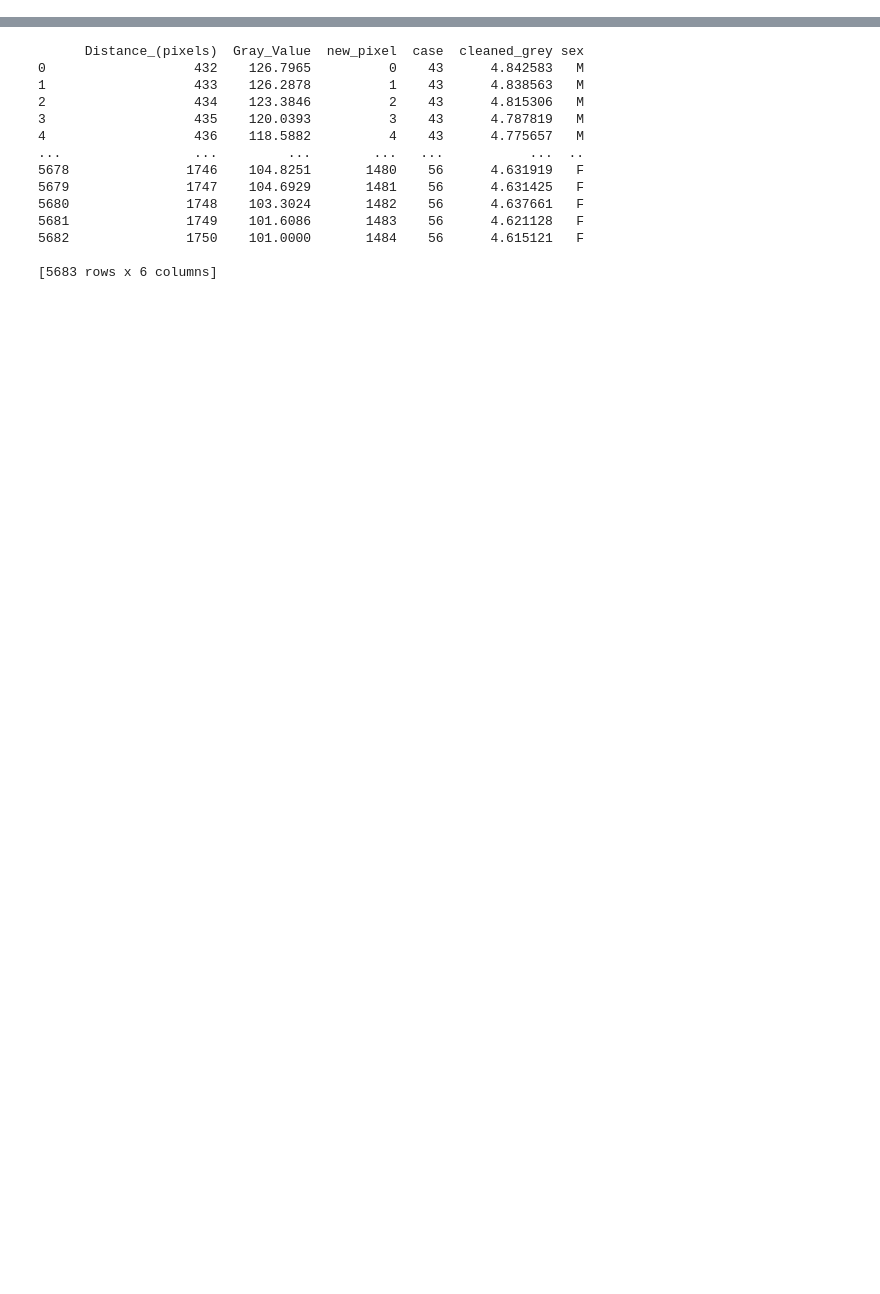
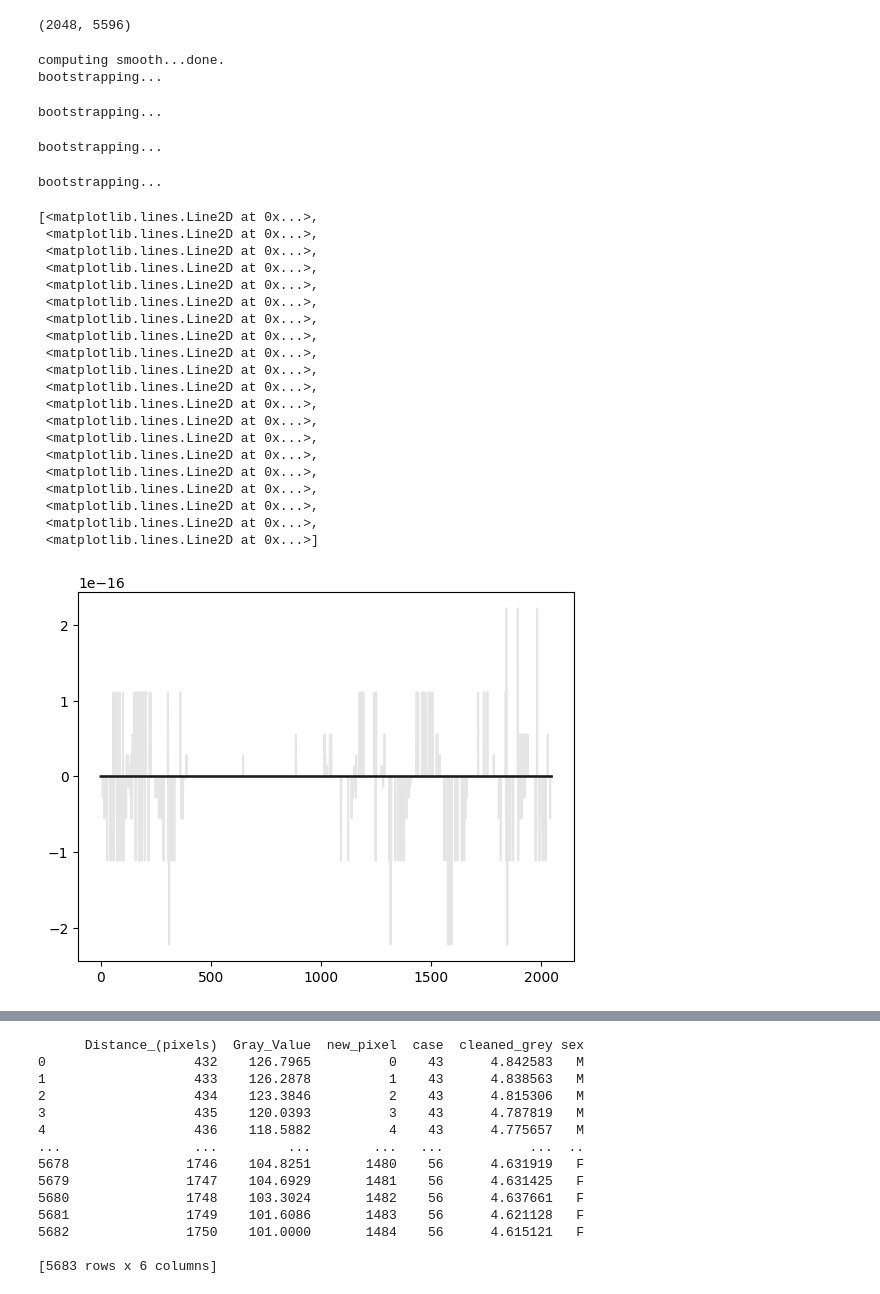
Before and after one commit to angus-lewis/SharkAgeEstimation, a Jupyter notebook: demo.ipynb, the cells around one changed output, grey strips where cells are left out. Saved outputs shown, nothing was run; the diff lists cells and outputs as text; code cells hidden in the pictures; blank space fills up the shorter version.

```diff
--- a/demo.ipynb
+++ b/demo.ipynb
@@ -4,3 +4,9 @@ import matplotlib.pyplot as plt
 import numpy as np
 
 import band_count
+# %%
+N = 2048
+# N = 512
+x = np.arange(N)/N
+f = 8
+signal = np.sin(2*np.pi*x*f) + 0.1*np.random.randn(N)
@@ -6,0 +22,47 @@ import band_count
+# %%
+counter = band_count.BandCounter(signal, max_corr=0.01, max_bands=80)
+# %%
+counter.denoiser.get_X().shape
+# %% [output]
+(2048, 5596)
+# %%
+locs, counts, smooths = counter.get_count_distribution(20, boot_max_iter=None, boot_min_alpha=None, seed=123)
+# %% [output]
+computing smooth...done.
+bootstrapping...
+# %%
+locs, counts, smooths_no_min = counter.get_count_distribution(20, boot_max_iter=None,  boot_min_alpha=0.0, seed=123)
+# %% [output]
+bootstrapping...
+# %%
+locs, counts, smooths_no_max = counter.get_count_distribution(20, boot_max_iter=500, seed=123)
+# %% [output]
+bootstrapping...
+# %%
+locs, counts, smooths_no_max_no_min = counter.get_count_distribution(20, boot_max_iter=500, boot_min_alpha=0.0, seed=123)
+# %% [output]
+bootstrapping...
+# %%
+plt.plot(smooths_no_min.transpose()-smooths.transpose(), color="black", alpha=0.1)
+# %% [output]
+[<matplotlib.lines.Line2D at 0x...>,
+ <matplotlib.lines.Line2D at 0x...>,
+ <matplotlib.lines.Line2D at 0x...>,
+ <matplotlib.lines.Line2D at 0x...>,
+ <matplotlib.lines.Line2D at 0x...>,
+ <matplotlib.lines.Line2D at 0x...>,
+ <matplotlib.lines.Line2D at 0x...>,
+ <matplotlib.lines.Line2D at 0x...>,
+ <matplotlib.lines.Line2D at 0x...>,
+ <matplotlib.lines.Line2D at 0x...>,
+ <matplotlib.lines.Line2D at 0x...>,
+ <matplotlib.lines.Line2D at 0x...>,
+ <matplotlib.lines.Line2D at 0x...>,
+ <matplotlib.lines.Line2D at 0x...>,
+ <matplotlib.lines.Line2D at 0x...>,
+ <matplotlib.lines.Line2D at 0x...>,
+ <matplotlib.lines.Line2D at 0x...>,
+ <matplotlib.lines.Line2D at 0x...>,
+ <matplotlib.lines.Line2D at 0x...>,
+ <matplotlib.lines.Line2D at 0x...>]
+[figure, added]
```
Also changed, not shown: parts of 9 cells of this notebook, 11 other files.
